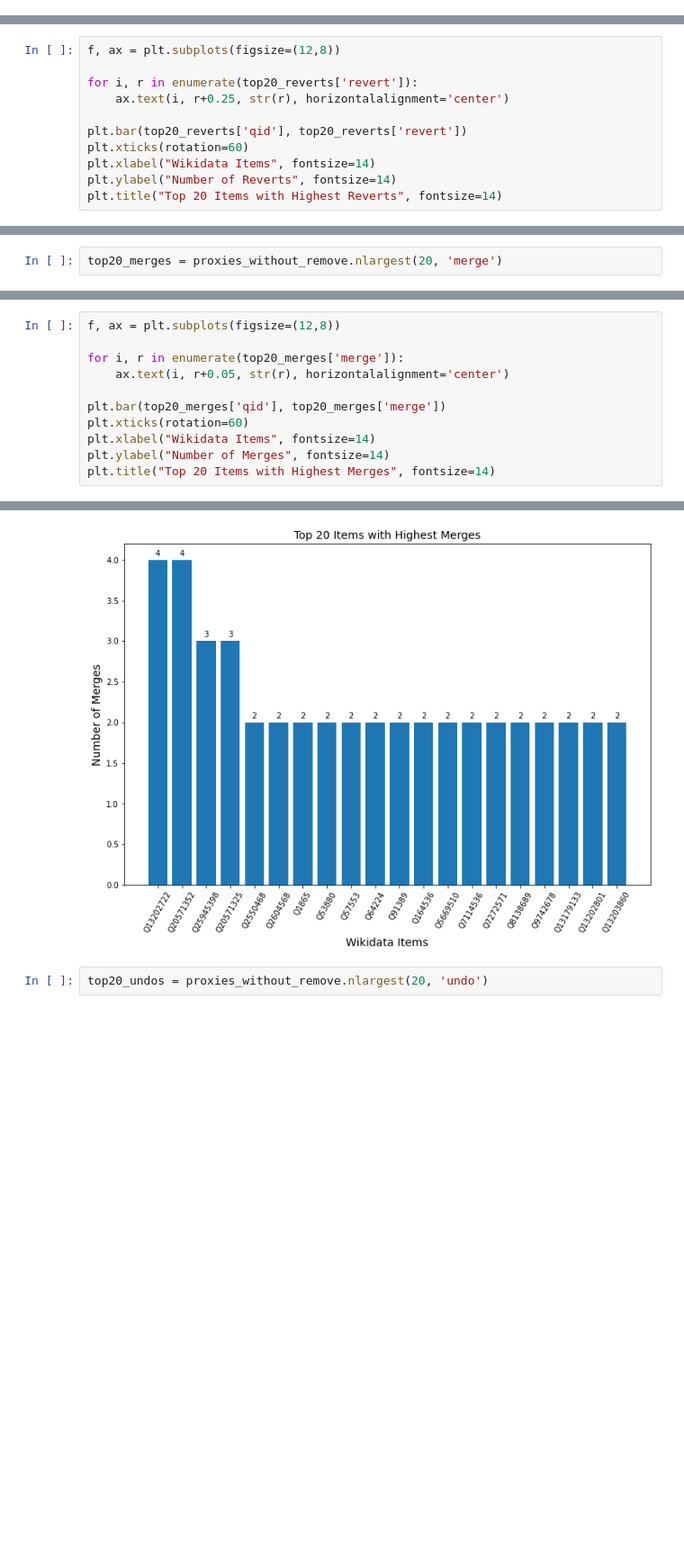
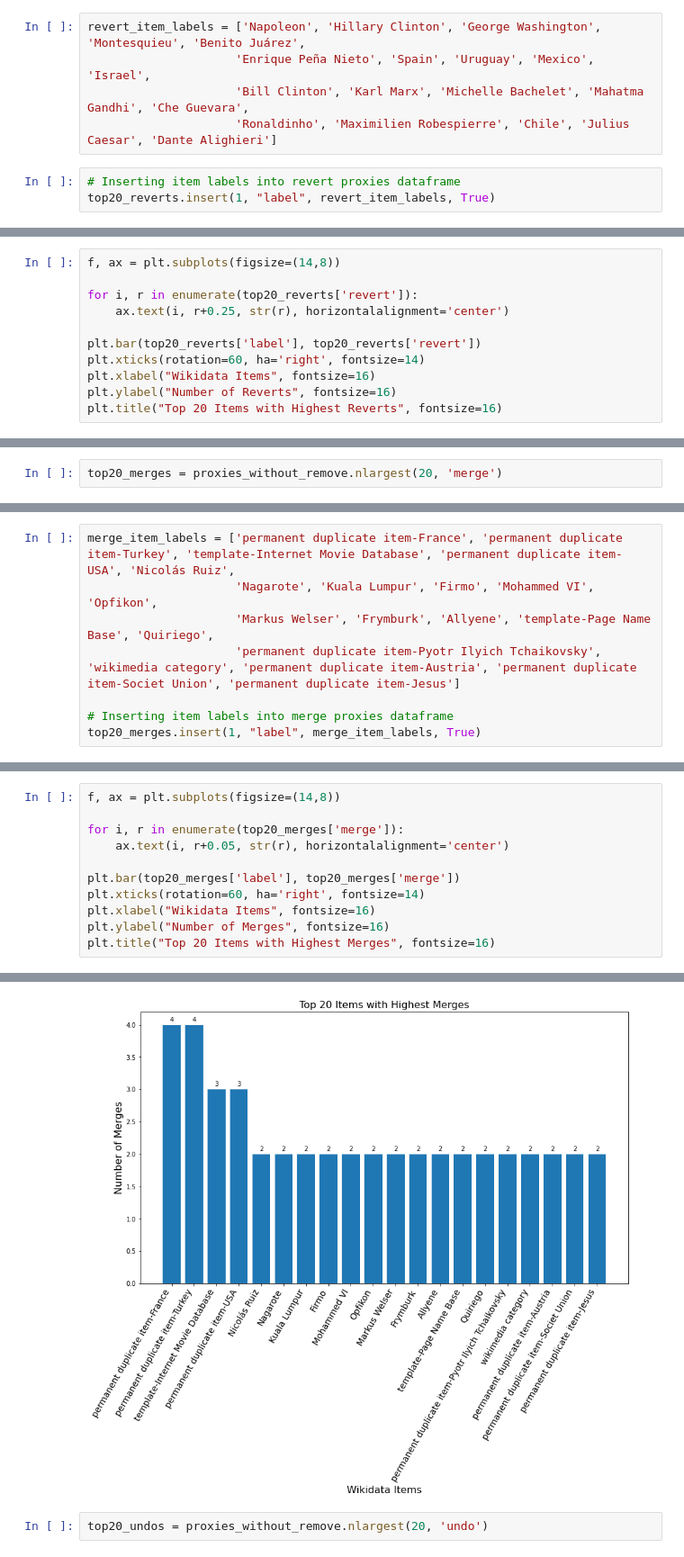
Before and after one commit to yadavtushita/6CCS3PRJ-WikidataProject, a Jupyter notebook: Politics_Final.ipynb, the cells around one changed output, grey strips where cells are left out. Shown at 90% size. Cells and saved outputs as stored; diff of their text form; blank space fills up the shorter version.

```diff
--- a/Politics_Final.ipynb
+++ b/Politics_Final.ipynb
@@ -721,0 +706,8 @@ top20_reverts
+# %%
+revert_item_labels = ['Napoleon', 'Hillary Clinton', 'George Washington', 'Montesquieu', 'Benito Juárez',
+                     'Enrique Peña Nieto', 'Spain', 'Uruguay', 'Mexico', 'Israel',
+                     'Bill Clinton', 'Karl Marx', 'Michelle Bachelet', 'Mahatma Gandhi', 'Che Guevara',
+                     'Ronaldinho', 'Maximilien Robespierre', 'Chile', 'Julius Caesar', 'Dante Alighieri']
+# %%
+# Inserting item labels into revert proxies dataframe
+top20_reverts.insert(1, "label", revert_item_labels, True)
@@ -722,13 +736,13 @@ top20_reverts
 # %%
-f, ax = plt.subplots(figsize=(12,8))
+f, ax = plt.subplots(figsize=(14,8))
 
 for i, r in enumerate(top20_reverts['revert']):
     ax.text(i, r+0.25, str(r), horizontalalignment='center')
 
-plt.bar(top20_reverts['qid'], top20_reverts['revert'])
-plt.xticks(rotation=60)
-plt.xlabel("Wikidata Items", fontsize=14)
-plt.ylabel("Number of Reverts", fontsize=14)
-plt.title("Top 20 Items with Highest Reverts", fontsize=14)
+plt.bar(top20_reverts['label'], top20_reverts['revert'])
+plt.xticks(rotation=60, ha='right', fontsize=14)
+plt.xlabel("Wikidata Items", fontsize=16)
+plt.ylabel("Number of Reverts", fontsize=16)
+plt.title("Top 20 Items with Highest Reverts", fontsize=16)
 # %% [output]
 Text(0.5, 1.0, 'Top 20 Items with Highest Reverts')
@@ -757,0 +772,8 @@ top20_merges
+# %%
+merge_item_labels = ['permanent duplicate item-France', 'permanent duplicate item-Turkey', 'template-Internet Movie Database', 'permanent duplicate item-USA', 'Nicolás Ruiz',
+                     'Nagarote', 'Kuala Lumpur', 'Firmo', 'Mohammed VI', 'Opfikon',
+                     'Markus Welser', 'Frymburk', 'Allyene', 'template-Page Name Base', 'Quiriego',
+                     'permanent duplicate item-Pyotr Ilyich Tchaikovsky', 'wikimedia category', 'permanent duplicate item-Austria', 'permanent duplicate item-Societ Union', 'permanent duplicate item-Jesus']
+
+# Inserting item labels into merge proxies dataframe
+top20_merges.insert(1, "label", merge_item_labels, True)
@@ -758,17 +800,17 @@ top20_merges
 # %%
-f, ax = plt.subplots(figsize=(12,8))
+f, ax = plt.subplots(figsize=(14,8))
 
 for i, r in enumerate(top20_merges['merge']):
     ax.text(i, r+0.05, str(r), horizontalalignment='center')
 
-plt.bar(top20_merges['qid'], top20_merges['merge'])
-plt.xticks(rotation=60)
-plt.xlabel("Wikidata Items", fontsize=14)
-plt.ylabel("Number of Merges", fontsize=14)
-plt.title("Top 20 Items with Highest Merges", fontsize=14)
+plt.bar(top20_merges['label'], top20_merges['merge'])
+plt.xticks(rotation=60, ha='right', fontsize=14)
+plt.xlabel("Wikidata Items", fontsize=16)
+plt.ylabel("Number of Merges", fontsize=16)
+plt.title("Top 20 Items with Highest Merges", fontsize=16)
 # %% [output]
 Text(0.5, 1.0, 'Top 20 Items with Highest Merges')
-[figure, old version]
+[figure, new version]
 # %%
 top20_undos = proxies_without_remove.nlargest(20, 'undo')
 # %%
```
Also changed, not shown: parts of 45 cells of this notebook.
